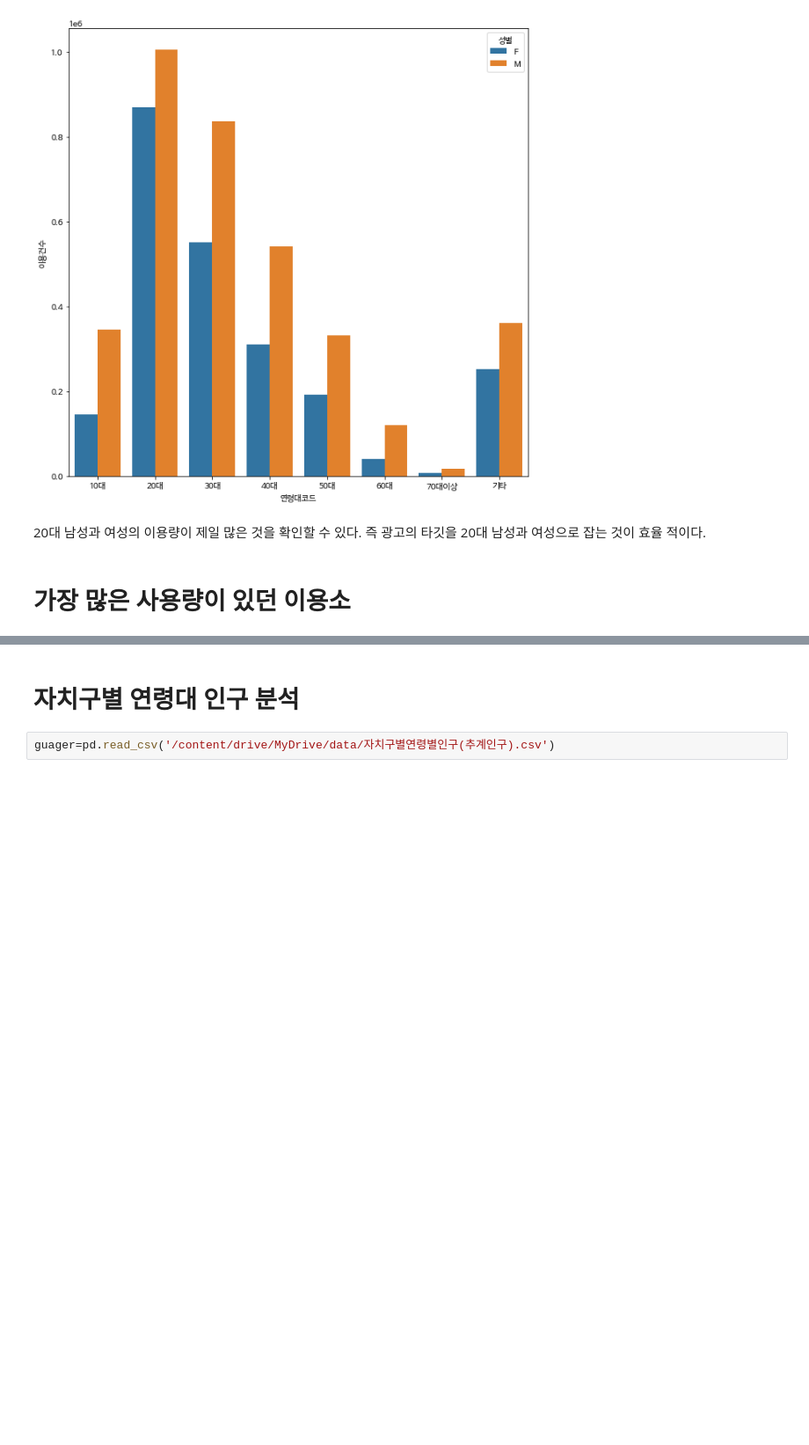
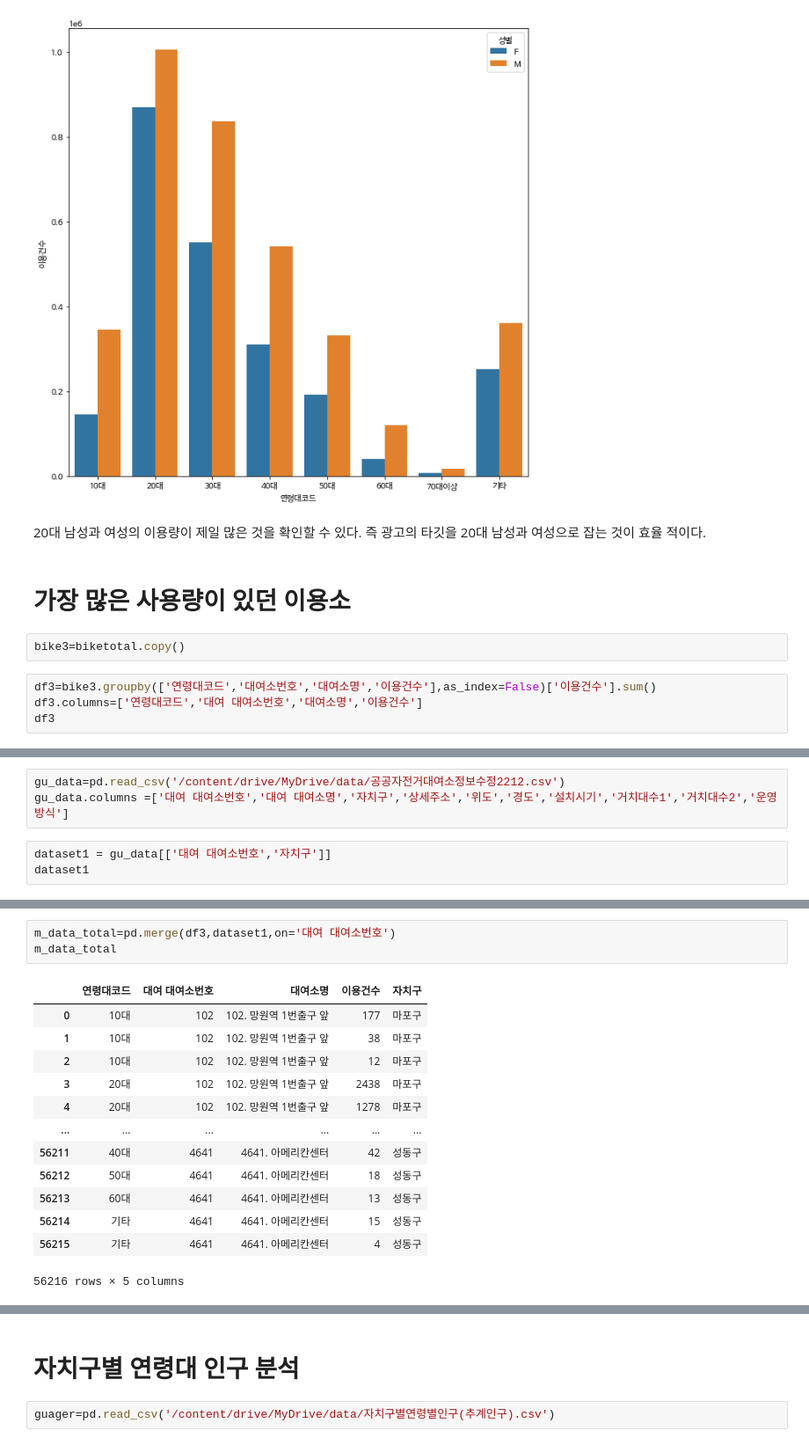
Before and after one commit to Aimerlee123/Python-teamproject, a Jupyter notebook: 공공자전거_이용현황_분석.ipynb, the cells around one changed output, grey strips where cells are left out. Shown: that part at 88% size. Saved outputs shown, nothing was run; the diff lists cells and outputs as text; blank space fills up the shorter version.

```diff
--- a/공공자전거_이용현황_분석.ipynb
+++ b/공공자전거_이용현황_분석.ipynb
@@ -186,3 +186,9 @@ sns.barplot(x='연령대코드', y='이용건수', hue='성별',data=df1 )
 20대 남성과 여성의 이용량이 제일 많은 것을 확인할 수 있다. 즉 광고의 타깃을 20대 남성과 여성으로 잡는 것이 효율 적이다.
 # %% [markdown]
 # 가장 많은 사용량이 있던 이용소
+# %%
+bike3=biketotal.copy()
+# %%
+df3=bike3.groupby(['연령대코드','대여소번호','대여소명','이용건수'],as_index=False)['이용건수'].sum()
+df3.columns=['연령대코드','대여 대여소번호','대여소명','이용건수']
+df3
@@ -188,0 +209,6 @@ sns.barplot(x='연령대코드', y='이용건수', hue='성별',data=df1 )
+# %%
+gu_data=pd.read_csv('/content/drive/MyDrive/data/공공자전거대여소정보수정2212.csv')
+gu_data.columns =['대여 대여소번호','대여 대여소명','자치구','상세주소','위도','경도','설치시기','거치대수1','거치대수2','운영방식']
+# %%
+dataset1 = gu_data[['대여 대여소번호','자치구']]
+dataset1
@@ -188,0 +229,17 @@ sns.barplot(x='연령대코드', y='이용건수', hue='성별',data=df1 )
+# %%
+m_data_total=pd.merge(df3,dataset1,on='대여 대여소번호')
+m_data_total
+# %% [output]
+|  | 연령대코드 | 대여 대여소번호 | 대여소명 | 이용건수 | 자치구 |
+| 0 | 10대 | 102 | 102. 망원역 1번출구 앞 | 177 | 마포구 |
+| 1 | 10대 | 102 | 102. 망원역 1번출구 앞 | 38 | 마포구 |
+| 2 | 10대 | 102 | 102. 망원역 1번출구 앞 | 12 | 마포구 |
+| 3 | 20대 | 102 | 102. 망원역 1번출구 앞 | 2438 | 마포구 |
+| 4 | 20대 | 102 | 102. 망원역 1번출구 앞 | 1278 | 마포구 |
+| ... | ... | ... | ... | ... | ... |
+| 56211 | 40대 | 4641 | 4641. 아메리칸센터 | 42 | 성동구 |
+| 56212 | 50대 | 4641 | 4641. 아메리칸센터 | 18 | 성동구 |
+| 56213 | 60대 | 4641 | 4641. 아메리칸센터 | 13 | 성동구 |
+| 56214 | 기타 | 4641 | 4641. 아메리칸센터 | 15 | 성동구 |
+| 56215 | 기타 | 4641 | 4641. 아메리칸센터 | 4 | 성동구 |
+56216 rows × 5 columns
```
Also changed, not shown: parts of 8 cells of this notebook.
